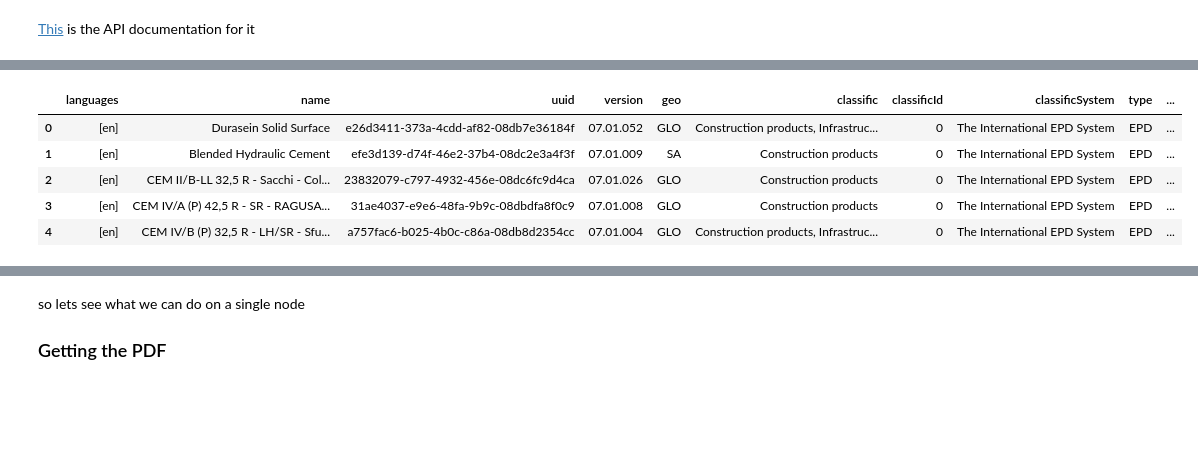
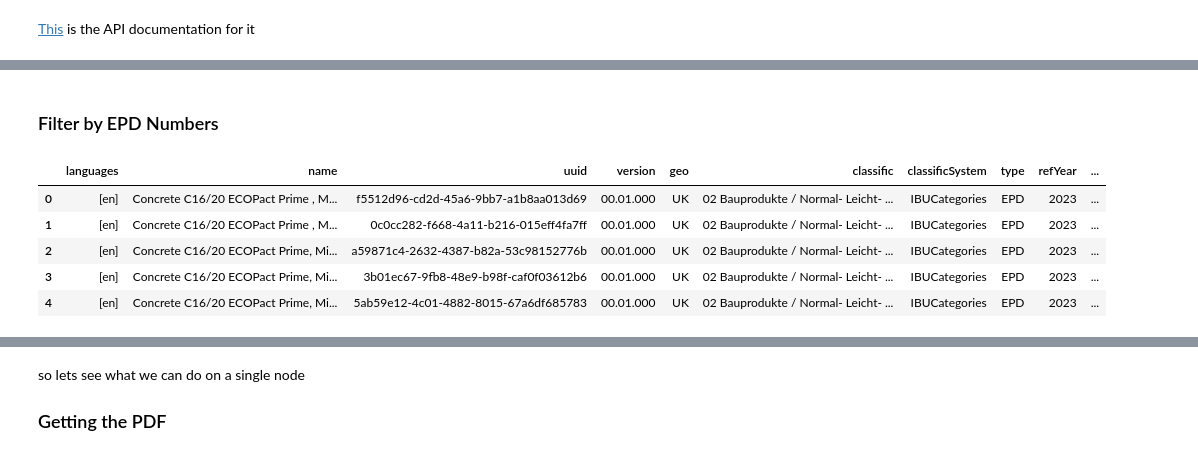
Before and after one commit to ok-worx/eco-portal-api-guide, a Jupyter notebook: notebook.ipynb, the cells around one changed output, grey strips where cells are left out. Drawn from its saved outputs; the diff is of its cells as text; code cells hidden in the pictures; blank space fills up the shorter version.

```diff
--- a/notebook.ipynb
+++ b/notebook.ipynb
@@ -204,22 +355,17 @@ That means 1 ton (1000 kg) of concrete has a GWP of 71.9 kg CO_(2) eqv.
 # %%
-import json
-import requests
-import pandas as pd
-
-
-# Base URL of the Aggregator
-base_url = 'https://data.eco-platform.org/resource/'
+# Base URL form the eco platform
+BASE_URL = 'https://data.eco-platform.org/resource/'
 
 # Endpoint for processes
-endpoint = 'processes'
+PROCESS_ENDPOINT = 'processes'
 
 # Query parameters
 params = {
-    'search': 'true',
-    'distributed': 'true',
-    'virtual': 'true',
-    'metaDataOnly': 'false',
-    'validUntil': '2024',
+    'search': True,
+    'distributed': True,
+    'virtual': True,
+    'metaDataOnly': False,
+    'validUntil': 2024,
     'pageSize': 5,
     'startIndex': 0,
     'format': 'JSON',
@@ -227,9 +373,3 @@ params = {
 headers = {
     'Authorization': f'Bearer {TOKEN}'
 }
-
-response = requests.get(f'{base_url}{endpoint}', headers=headers, params=params)
-response.raise_for_status()
-
-df = pd.DataFrame(response.json()["data"])
-df
@@ -343,3 +472,14 @@ We use 2 types of Background Databases
 |3.10 | ecoinvent 3.10 database | 6edab576-5247-472f-a2f4-0cb84561ca8b |
 # %% [markdown]
 [This](https://bitbucket.org/okusche/soda4lca/src/26955bf0d6dabc008e19a39c975973f762ef281f/Doc/src/Service_API/Service_API_Datasets_Process_Query.md?at=7.x-branch#Service_API_Datasets_Process_Query.md-44) is the API documentation for it
+# %%
+params["dataSource"] = ["28d74cc0-db8b-4d7e-bc44-5f6d56ce0c4a", ""]
+params["dataSourceMode"] = "NOT"
+
+res = requests.get(f'{BASE_URL}{PROCESS_ENDPOINT}', headers=headers, params=params)
+res.raise_for_status()
+del params['dataSource']
+del params["dataSourceMode"]
+
+df = pd.DataFrame(res.json()["data"])
+df
@@ -346,19 +493,21 @@ We use 2 types of Background Databases
+# %% [markdown]
+### Filter by EPD Numbers
 # %%
-params["registrationNumber"] = "EPD-IES"
+params["registrationNumber"] = "IBU-HOL-HOL-2204100"
 
-res = requests.get(f'{base_url}{endpoint}', headers=headers, params=params)
+res = requests.get(f'{BASE_URL}{PROCESS_ENDPOINT}', headers=headers, params=params)
 res.raise_for_status()
 del params['registrationNumber']
 
 df = pd.DataFrame(res.json()["data"])
 df
 # %% [output]
-|  | languages | name | uuid | version | geo | classific | classificId | classificSystem | type | ... |
-| 0 | [en] | Durasein Solid Surface | e26d3411-373a-4cdd-af82-08db7e36184f | 07.01.052 | GLO | Construction products, Infrastruc... | 0 | The International EPD System | EPD | ... |
-| 1 | [en] | Blended Hydraulic Cement | efe3d139-d74f-46e2-37b4-08dc2e3a4f3f | 07.01.009 | SA | Construction products | 0 | The International EPD System | EPD | ... |
-| 2 | [en] | CEM II/B-LL 32,5 R - Sacchi - Col... | 23832079-c797-4932-456e-08dc6fc9d4ca | 07.01.026 | GLO | Construction products | 0 | The International EPD System | EPD | ... |
-| 3 | [en] | CEM IV/A (P) 42,5 R - SR - RAGUSA... | 31ae4037-e9e6-48fa-9b9c-08dbdfa8f0c9 | 07.01.008 | GLO | Construction products | 0 | The International EPD System | EPD | ... |
-| 4 | [en] | CEM IV/B (P) 32,5 R - LH/SR - Sfu... | a757fac6-b025-4b0c-c86a-08db8d2354cc | 07.01.004 | GLO | Construction products, Infrastruc... | 0 | The International EPD System | EPD | ... |
+|  | languages | name | uuid | version | geo | classific | classificSystem | type | refYear | ... |
+| 0 | [en] | Concrete C16/20 ECOPact Prime , M... | f5512d96-cd2d-45a6-9bb7-a1b8aa013d69 | 00.01.000 | UK | 02 Bauprodukte / Normal- Leicht- ... | IBUCategories | EPD | 2023 | ... |
+| 1 | [en] | Concrete C16/20 ECOPact Prime , M... | 0c0cc282-f668-4a11-b216-015eff4fa7ff | 00.01.000 | UK | 02 Bauprodukte / Normal- Leicht- ... | IBUCategories | EPD | 2023 | ... |
+| 2 | [en] | Concrete C16/20 ECOPact Prime, Mi... | a59871c4-2632-4387-b82a-53c98152776b | 00.01.000 | UK | 02 Bauprodukte / Normal- Leicht- ... | IBUCategories | EPD | 2023 | ... |
+| 3 | [en] | Concrete C16/20 ECOPact Prime, Mi... | 3b01ec67-9fb8-48e9-b98f-caf0f03612b6 | 00.01.000 | UK | 02 Bauprodukte / Normal- Leicht- ... | IBUCategories | EPD | 2023 | ... |
+| 4 | [en] | Concrete C16/20 ECOPact Prime, Mi... | 5ab59e12-4c01-4882-8015-67a6df685783 | 00.01.000 | UK | 02 Bauprodukte / Normal- Leicht- ... | IBUCategories | EPD | 2023 | ... |
 # %% [markdown]
 ## Explain the architecture
 
```
Also changed, not shown: parts of 21 cells of this notebook.
